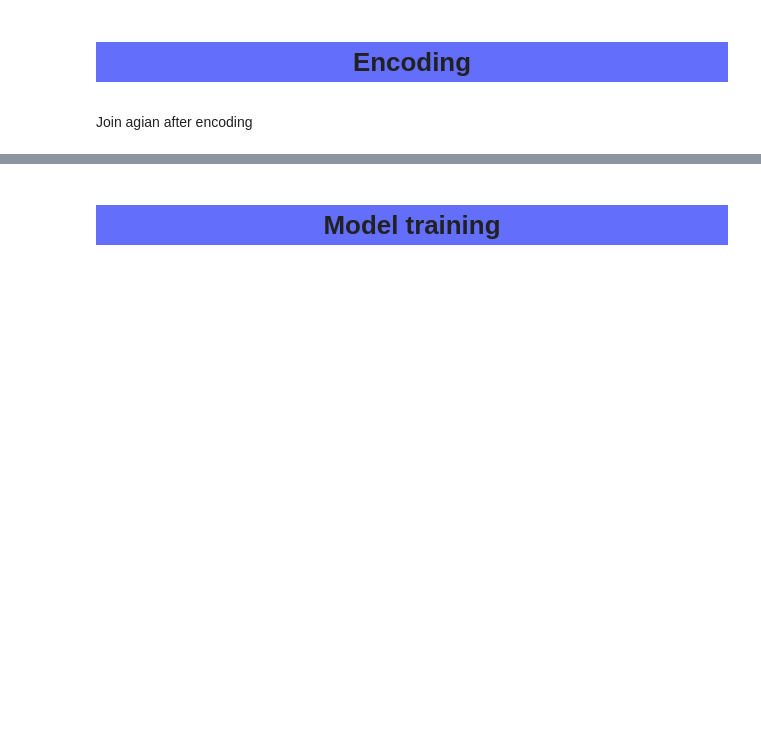
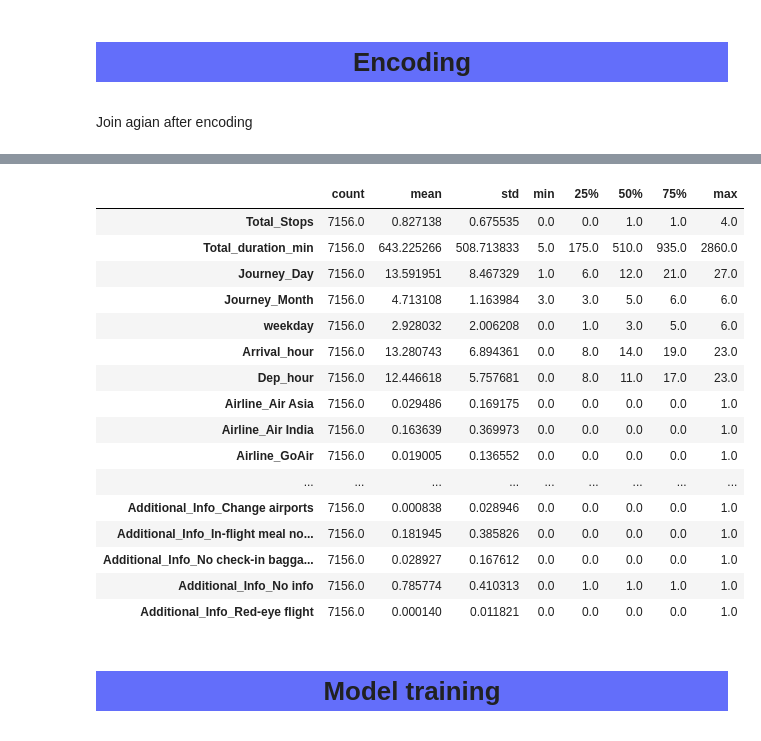
Before and after one commit to vijaybirju/Kaggle-notebook, a Jupyter notebook: flight-2.ipynb, the cells around one changed output, grey strips where cells are left out. Drawn from its saved outputs; the diff is of its cells as text; code cells hidden in the pictures; blank space fills up the shorter version.

```diff
--- a/flight-2.ipynb
+++ b/flight-2.ipynb
@@ -643,3 +655,23 @@ X_train.head(3)
+# %%
+X_train.describe().T
+# %% [output]
+|  | count | mean | std | min | 25% | 50% | 75% | max |
+| Total_Stops | 7156.0 | 0.827138 | 0.675535 | 0.0 | 0.0 | 1.0 | 1.0 | 4.0 |
+| Total_duration_min | 7156.0 | 643.225266 | 508.713833 | 5.0 | 175.0 | 510.0 | 935.0 | 2860.0 |
+| Journey_Day | 7156.0 | 13.591951 | 8.467329 | 1.0 | 6.0 | 12.0 | 21.0 | 27.0 |
+| Journey_Month | 7156.0 | 4.713108 | 1.163984 | 3.0 | 3.0 | 5.0 | 6.0 | 6.0 |
+| weekday | 7156.0 | 2.928032 | 2.006208 | 0.0 | 1.0 | 3.0 | 5.0 | 6.0 |
+| Arrival_hour | 7156.0 | 13.280743 | 6.894361 | 0.0 | 8.0 | 14.0 | 19.0 | 23.0 |
+| Dep_hour | 7156.0 | 12.446618 | 5.757681 | 0.0 | 8.0 | 11.0 | 17.0 | 23.0 |
+| Airline_Air Asia | 7156.0 | 0.029486 | 0.169175 | 0.0 | 0.0 | 0.0 | 0.0 | 1.0 |
+| Airline_Air India | 7156.0 | 0.163639 | 0.369973 | 0.0 | 0.0 | 0.0 | 0.0 | 1.0 |
+| Airline_GoAir | 7156.0 | 0.019005 | 0.136552 | 0.0 | 0.0 | 0.0 | 0.0 | 1.0 |
+| ... | ... | ... | ... | ... | ... | ... | ... | ... |
+| Additional_Info_Change airports | 7156.0 | 0.000838 | 0.028946 | 0.0 | 0.0 | 0.0 | 0.0 | 1.0 |
+| Additional_Info_In-flight meal no... | 7156.0 | 0.181945 | 0.385826 | 0.0 | 0.0 | 0.0 | 0.0 | 1.0 |
+| Additional_Info_No check-in bagga... | 7156.0 | 0.028927 | 0.167612 | 0.0 | 0.0 | 0.0 | 0.0 | 1.0 |
+| Additional_Info_No info | 7156.0 | 0.785774 | 0.410313 | 0.0 | 1.0 | 1.0 | 1.0 | 1.0 |
+| Additional_Info_Red-eye flight | 7156.0 | 0.000140 | 0.011821 | 0.0 | 0.0 | 0.0 | 0.0 | 1.0 |
 # %% [markdown]
 # <p style="background-color:#636efa;font-size:100%;text-align:center;" > Model training </p>
 # %%
```
Also changed, not shown: parts of 45 cells of this notebook.
